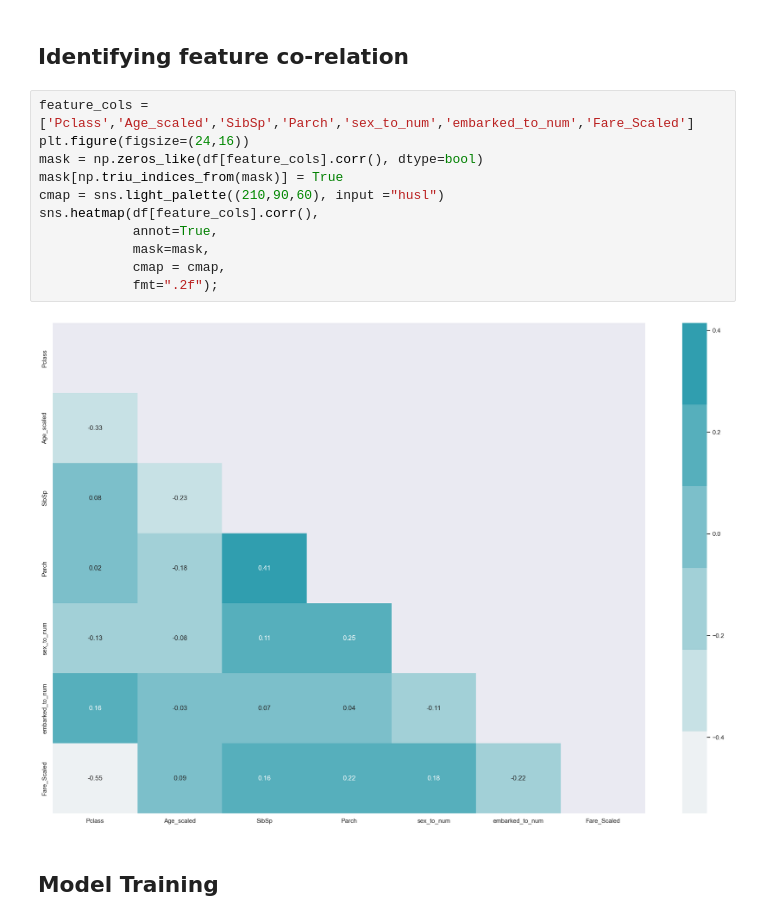
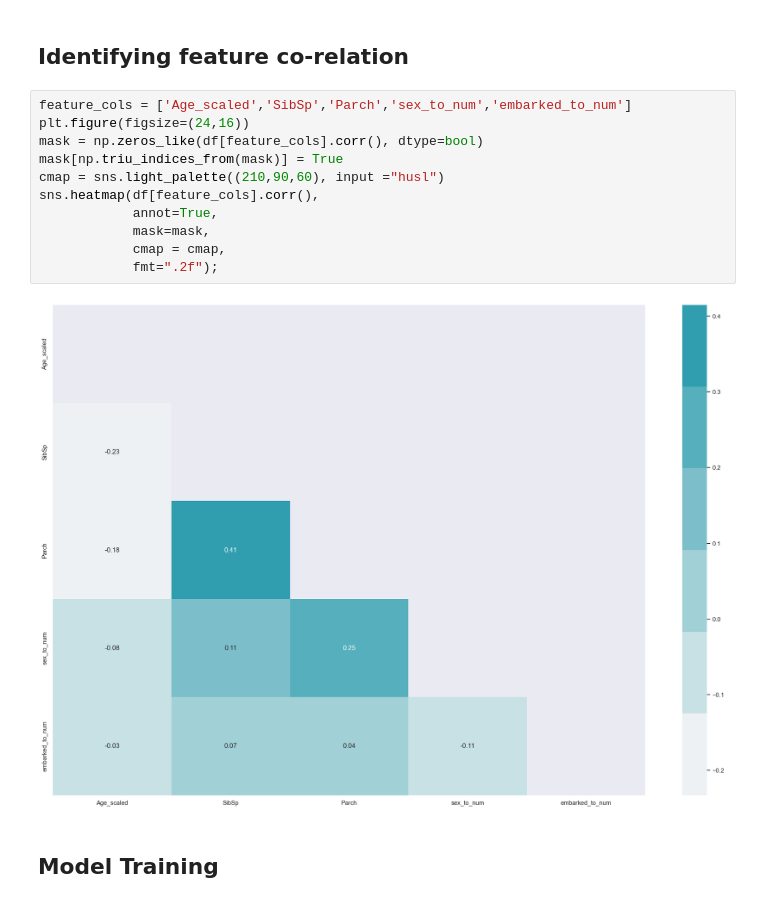
Before and after one commit to supreethavadhani/Kaggle_CHallenges, a Jupyter notebook: Titanic_challenge/Titanic_Challenge.ipynb, the cells around one changed output. Saved outputs shown, nothing was run; the diff lists cells and outputs as text.

```diff
--- a/Titanic_challenge/Titanic_Challenge.ipynb
+++ b/Titanic_challenge/Titanic_Challenge.ipynb
@@ -76,18 +76,18 @@ df.describe()
 # %% [markdown]
 ## Identifying feature co-relation
 # %%
-feature_cols = ['Pclass','Age_scaled','SibSp','Parch','sex_to_num','embarked_to_num','Fare_Scaled']
+feature_cols = ['Age_scaled','SibSp','Parch','sex_to_num','embarked_to_num']
 plt.figure(figsize=(24,16))
 mask = np.zeros_like(df[feature_cols].corr(), dtype=bool)
 mask[np.triu_indices_from(mask)] = True
 cmap = sns.light_palette((210,90,60), input ="husl")
 sns.heatmap(df[feature_cols].corr(),
             annot=True,
             mask=mask,
             cmap = cmap,
             fmt=".2f");
 # %% [output]
-[figure, old version]
+[figure, new version]
 # %% [markdown]
 ## Model Training
 # %%
```
Also changed, not shown: parts of 8 cells of this notebook, 2 other files.
